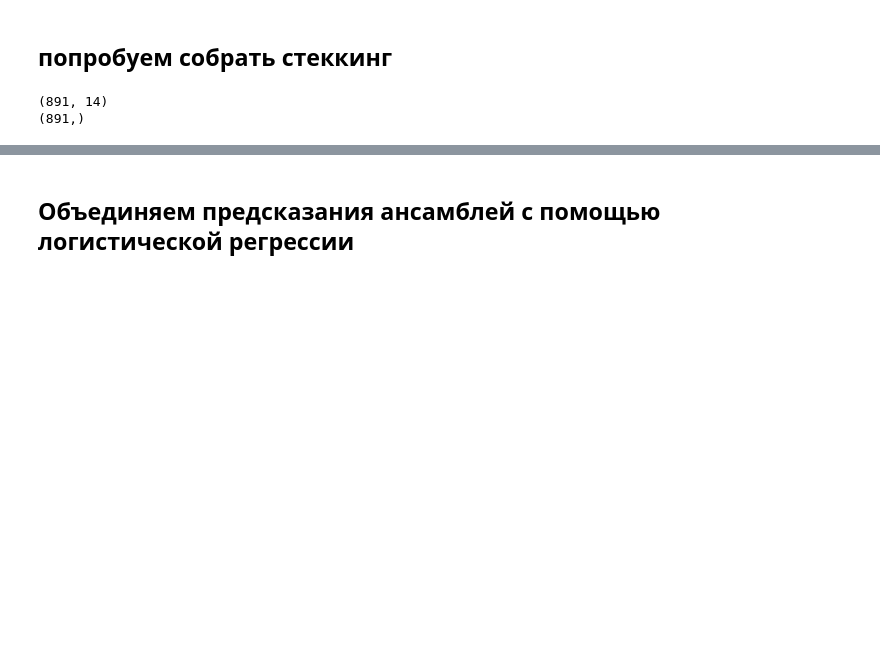
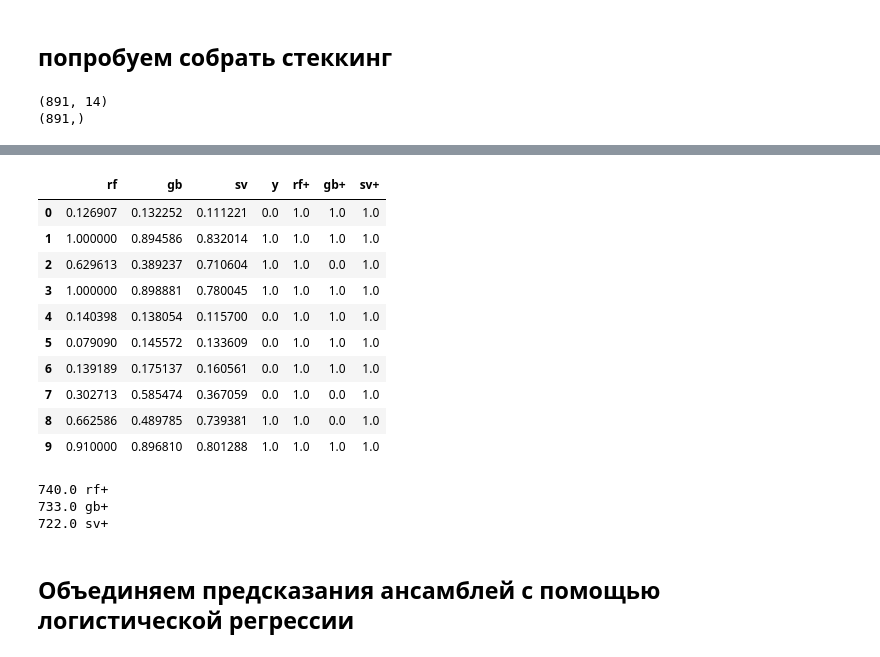
Before and after one commit to RuslanGH/Netology, a Jupyter notebook: homewokr_2_5.ipynb, the cells around one changed output, grey strips where cells are left out. Cells and saved outputs as stored; diff of their text form; code cells hidden in the pictures; blank space fills up the shorter version.

```diff
--- a/homewokr_2_5.ipynb
+++ b/homewokr_2_5.ipynb
@@ -386,13 +421,14 @@ sorted(gridsearch.grid_scores_, key = lambda x: -x.mean_validation_score)
 # отправим в Kaggel для дальнейшего сравнения
 #TempCL = GradientBoostingClassifier(max_features=0.5,max_depth=6, n_estimators=25, min_samples_leaf=1).fit(X_train, Y)  # лучший результат
 #TempCL = GradientBoostingClassifier(n_estimators=24).fit(X_train, Y)  # лучший результат
-#TempCL =SVC(kernel='linear',C=10).fit(X_train, Y)
-#predicted = TempCL.predict(X_test)
+X_train_sc=StandardScaler().fit_transform(X_train)
+TempCL =SVC(C=1,kernel='rbf').fit(X_train_sc, Y)
+predicted = TempCL.predict(X_test)
 
-#with open('submission.txt', 'w') as out:
-#    out.write('PassengerId,Survived\n')
-#    for passenger, y in zip(test['PassengerId'], predicted):
-#        out.write('%s,%s\n' % (passenger, y))
+with open('submission.txt', 'w') as out:
+    out.write('PassengerId,Survived\n')
+    for passenger, y in zip(test['PassengerId'], predicted):
+        out.write('%s,%s\n' % (passenger, y))
 # %% [markdown]
 ## попробуем собрать стеккинг
 # %%
@@ -470,3 +506,42 @@ df_comp[((df_comp['rf']<0.5) & (df_comp['gb']<0.5)) & (df_comp['y']==1)  ]
+# %%
+df_comp=pd.DataFrame(X_train_stack_Y,columns=['rf','gb','sv','y'])
+
+def valuation_formula(x, y):
+    if (y==1.0) & (x>=0.5):
+        return 1.0
+    elif (y==0.0) & (x<0.5):
+        return 1
+    else:
+        return 0
+
+df_comp['rf+']=df_comp.apply(lambda row: valuation_formula(row['rf'], row['y']), axis=1)
+df_comp['gb+']=df_comp.apply(lambda row: valuation_formula(row['gb'], row['y']), axis=1)
+df_comp['sv+']=df_comp.apply(lambda row: valuation_formula(row['sv'], row['y']), axis=1)
+df_comp.head(10)
+# %% [output]
+|  | rf | gb | sv | y | rf+ | gb+ | sv+ |
+| 0 | 0.126907 | 0.132252 | 0.111221 | 0.0 | 1.0 | 1.0 | 1.0 |
+| 1 | 1.000000 | 0.894586 | 0.832014 | 1.0 | 1.0 | 1.0 | 1.0 |
+| 2 | 0.629613 | 0.389237 | 0.710604 | 1.0 | 1.0 | 0.0 | 1.0 |
+| 3 | 1.000000 | 0.898881 | 0.780045 | 1.0 | 1.0 | 1.0 | 1.0 |
+| 4 | 0.140398 | 0.138054 | 0.115700 | 0.0 | 1.0 | 1.0 | 1.0 |
+| 5 | 0.079090 | 0.145572 | 0.133609 | 0.0 | 1.0 | 1.0 | 1.0 |
+| 6 | 0.139189 | 0.175137 | 0.160561 | 0.0 | 1.0 | 1.0 | 1.0 |
+| 7 | 0.302713 | 0.585474 | 0.367059 | 0.0 | 1.0 | 0.0 | 1.0 |
+| 8 | 0.662586 | 0.489785 | 0.739381 | 1.0 | 1.0 | 0.0 | 1.0 |
+| 9 | 0.910000 | 0.896810 | 0.801288 | 1.0 | 1.0 | 1.0 | 1.0 |
+# %%
+# веберем когда ошибаются все
+df_comp[(df_comp['rf+']==0) | (df_comp['gb+']==0) | (df_comp['sv+']==0) ]
+
+# сделаем агрегированную матрицу ошибок
+print(df_comp['rf+'].sum(),'rf+' )
+print(df_comp['gb+'].sum(), 'gb+')
+print(df_comp['sv+'].sum(), 'sv+')
+# %% [output]
+740.0 rf+
+733.0 gb+
+722.0 sv+
 # %% [markdown]
 ## Объединяем предсказания ансамблей с помощью логистической регрессии
 # %%
```
Also changed, not shown: parts of 16 cells of this notebook, 3 other files.
